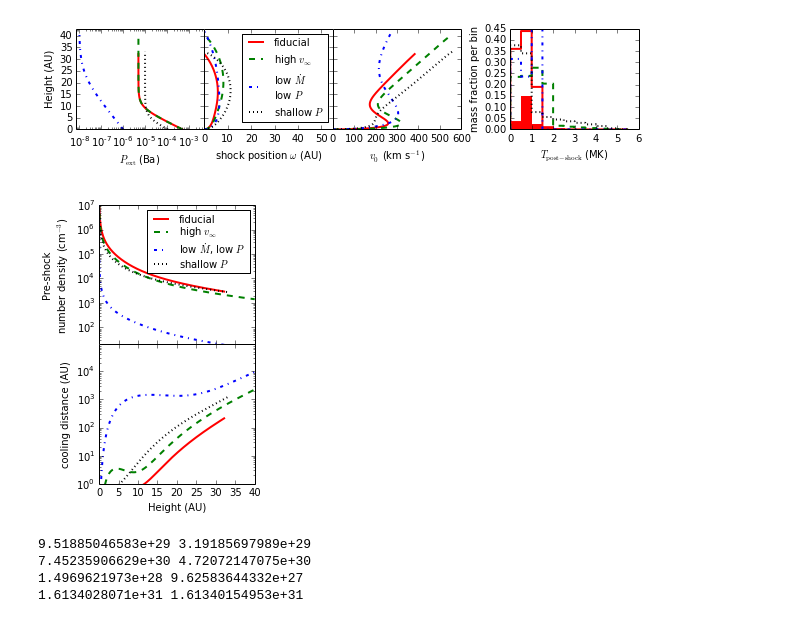
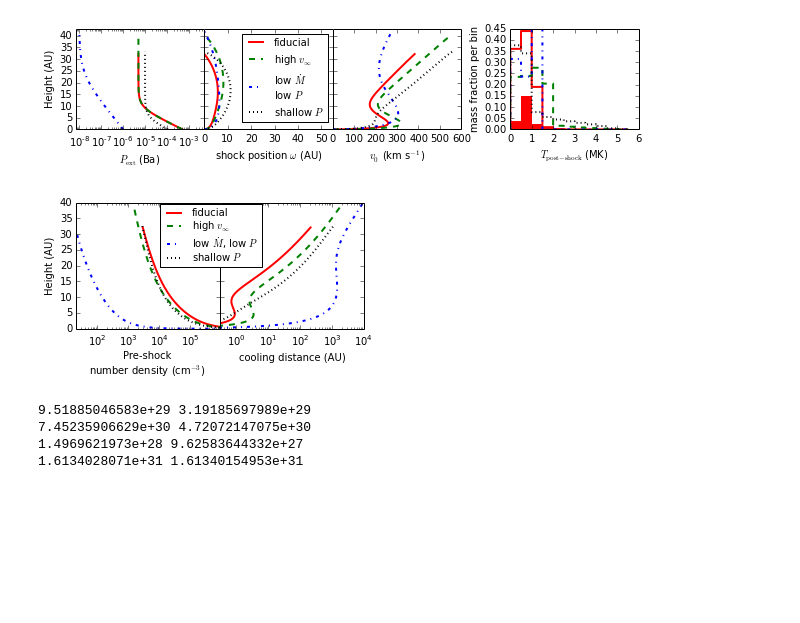
Before and after one commit to hamogu/RecollimationXrayCTTS, a Jupyter notebook: scripts/jet_recol_shocks.ipynb, the cells around one changed output. Saved outputs shown, nothing was run; the diff lists cells and outputs as text; code cells hidden in the pictures; blank space fills up the shorter version.

Commit message:
Reverse oder of axis in result figure

```diff
--- a/scripts/jet_recol_shocks.ipynb
+++ b/scripts/jet_recol_shocks.ipynb
@@ -205,7 +207,7 @@ z = np.arange(0,50., .01)
 
 fig, axes = StellarWindShock.setup_plot()
 
-for v,c,l in zip([2e7,5e7,7e7, 10e7], 'rgbk', ['solid', 'dashed', 'dashdot', 'dotted'] ):
+for v,c,l in zip([2e7,4e7,6e7, 10e7], 'rgbk', ['solid', 'dashed', 'dashdot', 'dotted'] ):
 
     ode = StellarWindShock(p_fiducial, v, mdot_fiducial)
     ode.solve(omega_fiducial, z)
@@ -378,33 +380,34 @@ Excess work done on this call (perhaps wrong Dfun type).
 Run with full_output = 1 to get quantitative information.
 [figure]
 # %%
-fig = plt.figure(figsize=(3,6*0.75))
-ax1 = fig.add_axes([.25,.53,.72,.43])
-ax2 = fig.add_axes([.25,.1,.72,.43], sharex=ax1)
+fig = plt.figure(figsize=(5, 2.5))
+ax1 = fig.add_axes([.15,.25,.4,.7])
+ax2 = fig.add_axes([.55,.25,.4,.7], sharey=ax1)
 
 
 for model,c,l, lab in zip(output, 'rgbk', ['solid', 'dashed', 'dashdot', 'dotted'],
             ['fiducial', r'high $v_{{\infty}}$', r'low $\dot M$, low $P$', 'shallow $P$']):
-    ax1.plot(model['z'], model['rho']/ode.mu/ode.m_H, color=c, linestyle=l, linewidth=2,
+    ax1.plot(model['rho']/ode.mu/ode.m_H, model['z'], color=c, linestyle=l, linewidth=2,
              label=lab)
     # Formula for cooling distance from
     # Raga et al. (2002), ApJ, 576, L149
-    ax2.plot(model['z'], 20.9*1e5/(model['rho']/ode.mu/ode.m_H)*(model['vshock']/5e7)**4.5,
+    ax2.plot(20.9*1e5/(model['rho']/ode.mu/ode.m_H)*(model['vshock']/5e7)**4.5, model['z'],
              color=c, linestyle=l, linewidth=2, label=lab)
-ax1.set_ylim([20,1e7])
-ax2.set_ylim([1,9e4])
-ax1.set_xlim([0,40])
-ax1.set_yscale('log')
-plt.setp(ax1.get_xticklabels(), visible=False)
-ax2.set_xlabel('Height (AU)')
-ax1.set_ylabel('Pre-shock\nnumber density (cm$^{-3}$)')
-ax2.set_ylabel('cooling distance (AU)')
-ax2.set_yscale('log')
-ax1.legend(prop={'size':'medium'}, labelspacing=0.1)
+ax1.set_xlim([20,9e5])
+ax2.set_xlim([.3,1e4])
+ax1.set_ylim([0,40])
+ax1.set_xscale('log')
+ax2.set_xscale('log')
+plt.setp(ax2.get_yticklabels(), visible=False)
+ax1.set_ylabel('Height (AU)')
+ax1.set_xlabel('Pre-shock\nnumber density (cm$^{-3}$)')
+ax2.set_xlabel('cooling distance (AU)')
+ax2.set_xscale('log')
+ax2.legend(prop={'size':'medium'}, labelspacing=0.1, bbox_to_anchor=(-0.45,0.45), loc='lower left')
 fig.savefig(plotdir + 'rhocool/rhocool.png', dpi=600)
 fig.savefig(plotdir + 'rhocool/rhocool.eps')
 # %% [output]
-[figure, old version]
+[figure, new version]
 # %%
 for model in output:
     print model['L_X'].sum(), (model['L_X'][model['z'] > 5]).sum()
```
Also changed, not shown: parts of 6 cells of this notebook, 4 other files.
